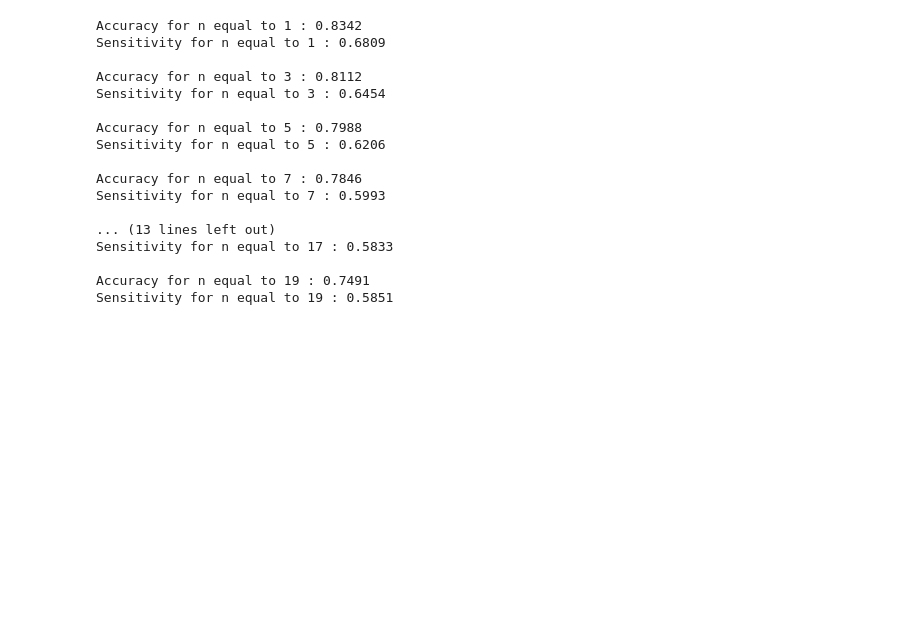
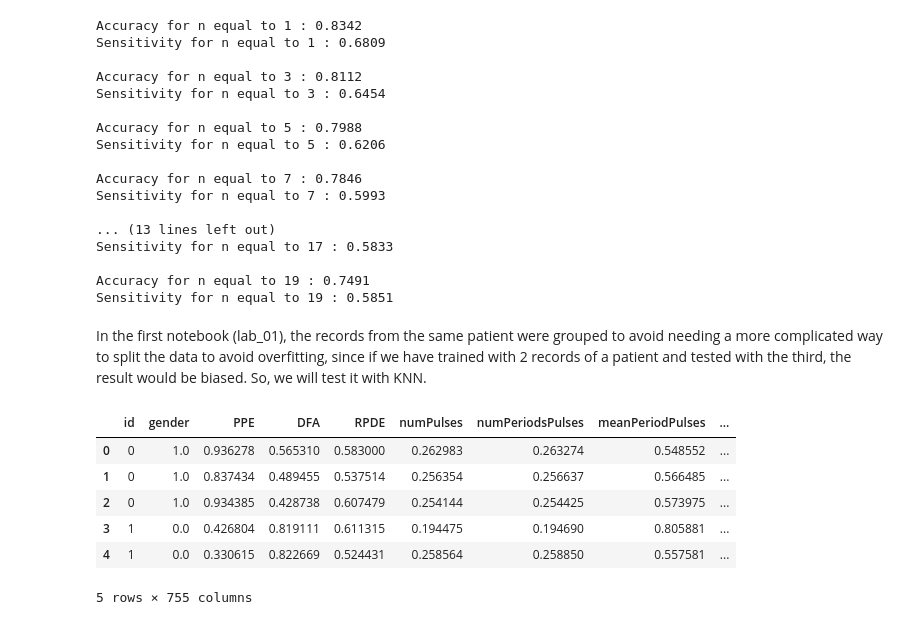
Before and after one commit to RenanNunes/Data_Science_Project_IST, a Jupyter notebook: parkinson_diasease/03_Naive_Bayes_and_KNN.ipynb, the cells around one changed output. Cells and saved outputs as stored; diff of their text form; code cells hidden in the pictures; blank space fills up the shorter version.

```diff
--- a/parkinson_diasease/03_Naive_Bayes_and_KNN.ipynb
+++ b/parkinson_diasease/03_Naive_Bayes_and_KNN.ipynb
@@ -211,3 +212,16 @@ Sensitivity for n equal to 17 : 0.5833
 
 Accuracy for n equal to 19 : 0.7491
 Sensitivity for n equal to 19 : 0.5851
+# %% [markdown]
+In the first notebook (lab_01), the records from the same patient were grouped to avoid needing a more complicated way to split the data to avoid overfitting, since if we have trained with 2 records of a patient and tested with the third, the result would be biased. So, we will test it with KNN.
+# %%
+all_data = pd.read_csv('../datasets/pd_data_preparation_all.csv', sep=',', decimal='.')
+all_data.head()
+# %% [output]
+|  | id | gender | PPE | DFA | RPDE | numPulses | numPeriodsPulses | meanPeriodPulses | ... |
+| 0 | 0 | 1.0 | 0.936278 | 0.565310 | 0.583000 | 0.262983 | 0.263274 | 0.548552 | ... |
+| 1 | 0 | 1.0 | 0.837434 | 0.489455 | 0.537514 | 0.256354 | 0.256637 | 0.566485 | ... |
+| 2 | 0 | 1.0 | 0.934385 | 0.428738 | 0.607479 | 0.254144 | 0.254425 | 0.573975 | ... |
+| 3 | 1 | 0.0 | 0.426804 | 0.819111 | 0.611315 | 0.194475 | 0.194690 | 0.805881 | ... |
+| 4 | 1 | 0.0 | 0.330615 | 0.822669 | 0.524431 | 0.258564 | 0.258850 | 0.557581 | ... |
+5 rows × 755 columns
```
Also changed, not shown: parts of 9 cells of this notebook, 4 other files.
